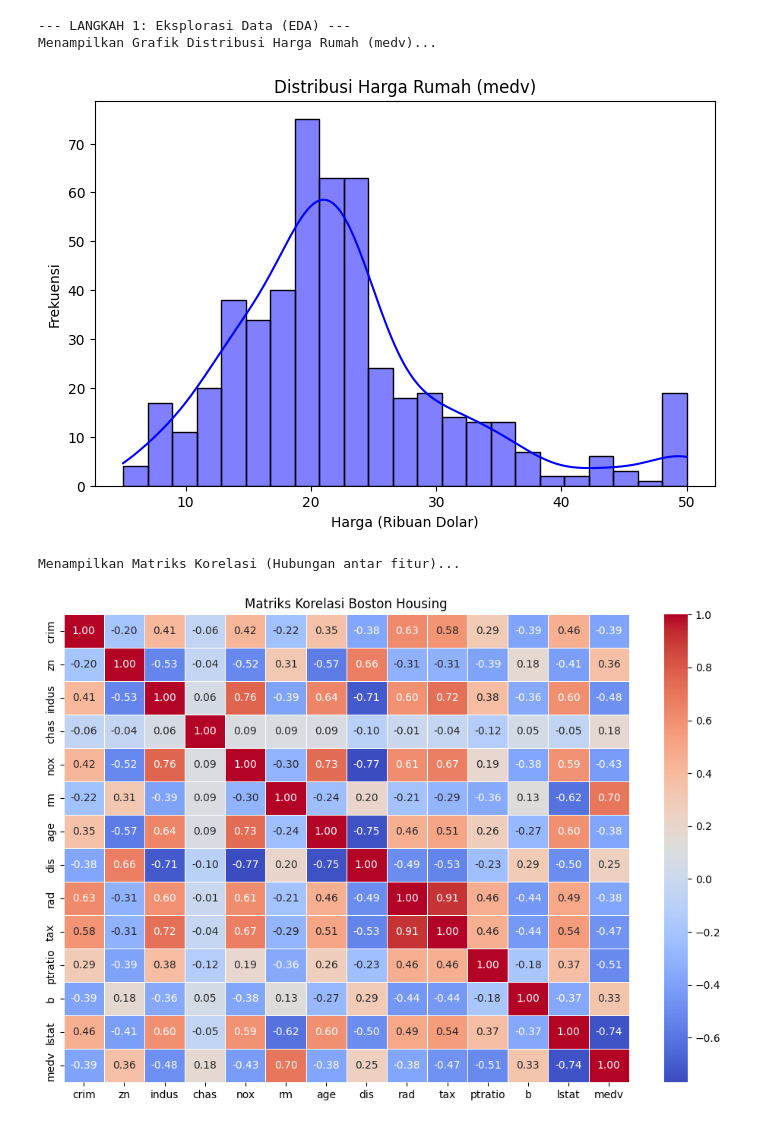
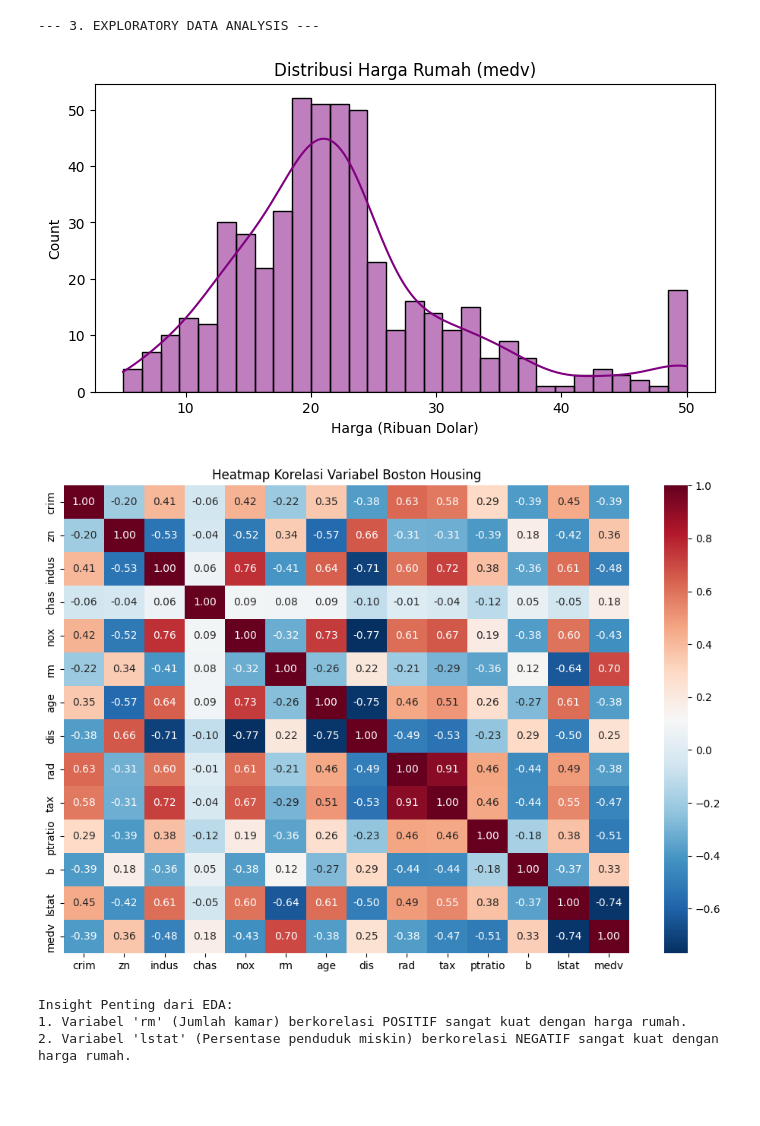
Before and after one commit to matondangucok834-dev/boston-housing-regression, a Jupyter notebook: UTS_E1E123019_UCOK_MARULLI_MATONDANG.ipynb, the cells around one changed output. Saved outputs shown, nothing was run; the diff lists cells and outputs as text; code cells hidden in the pictures; blank space fills up the shorter version.

```diff
--- a/UTS_E1E123019_UCOK_MARULLI_MATONDANG.ipynb
+++ b/UTS_E1E123019_UCOK_MARULLI_MATONDANG.ipynb
@@ -46,22 +110,27 @@ TOTAL BARIS DATA SAAT INI: 506 baris (Pastikan ini 506 baris!)
 # %%
-print("\n--- LANGKAH 1: Eksplorasi Data (EDA) ---")
-print("Menampilkan Grafik Distribusi Harga Rumah (medv)...")
+print("--- 3. EXPLORATORY DATA ANALYSIS ---")
 
-plt.figure(figsize=(8, 5))
-sns.histplot(df['medv'], kde=True, color='blue')
+# Visualisasi 1: Distribusi Target (medv)
+plt.figure(figsize=(8, 4))
+sns.histplot(df['medv'], kde=True, color='purple', bins=30)
 plt.title('Distribusi Harga Rumah (medv)')
 plt.xlabel('Harga (Ribuan Dolar)')
-plt.ylabel('Frekuensi')
 plt.show()
 
-print("Menampilkan Matriks Korelasi (Hubungan antar fitur)...")
+# Visualisasi 2: Matriks Korelasi
 plt.figure(figsize=(12, 8))
-sns.heatmap(df.corr(), annot=True, cmap='coolwarm', fmt=".2f", linewidths=0.5)
-plt.title('Matriks Korelasi Boston Housing')
+correlation_matrix = df.corr()
+sns.heatmap(correlation_matrix, annot=True, cmap='RdBu_r', fmt=".2f")
+plt.title('Heatmap Korelasi Variabel Boston Housing')
 plt.show()
+
+print("\nInsight Penting dari EDA:")
+print("1. Variabel 'rm' (Jumlah kamar) berkorelasi POSITIF sangat kuat dengan harga rumah.")
+print("2. Variabel 'lstat' (Persentase penduduk miskin) berkorelasi NEGATIF sangat kuat dengan harga rumah.")
 # %% [output]
---- LANGKAH 1: Eksplorasi Data (EDA) ---
-Menampilkan Grafik Distribusi Harga Rumah (medv)...
+--- 3. EXPLORATORY DATA ANALYSIS ---
-[figure, old version]
+[figure, new version]
+[figure, new version]
-Menampilkan Matriks Korelasi (Hubungan antar fitur)...
+Insight Penting dari EDA:
+1. Variabel 'rm' (Jumlah kamar) berkorelasi POSITIF sangat kuat dengan harga rumah.
+2. Variabel 'lstat' (Persentase penduduk miskin) berkorelasi NEGATIF sangat kuat dengan harga rumah.
-[figure, old version]
```
Also changed, not shown: parts of 25 cells of this notebook.
